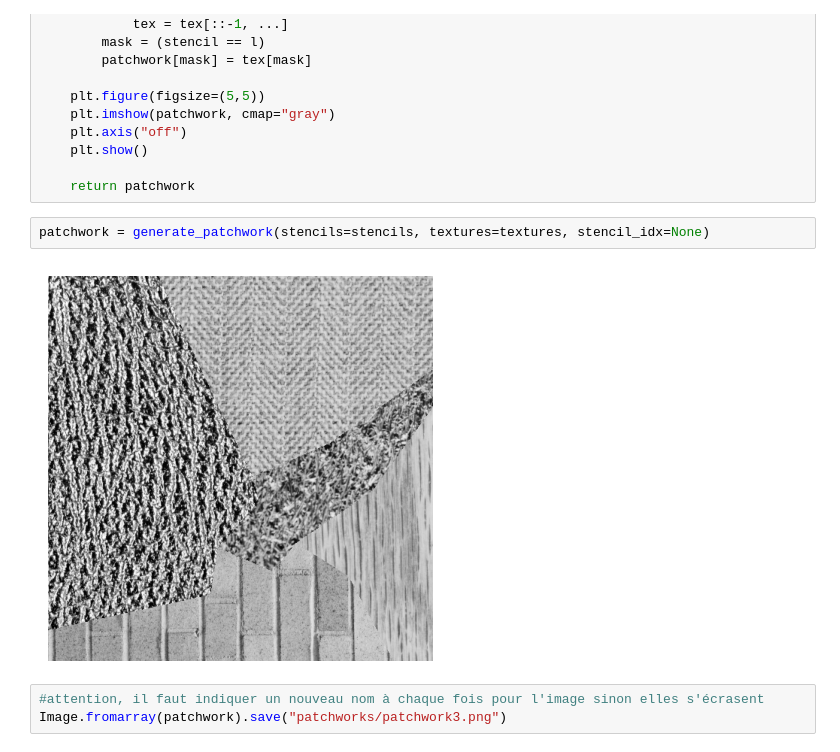
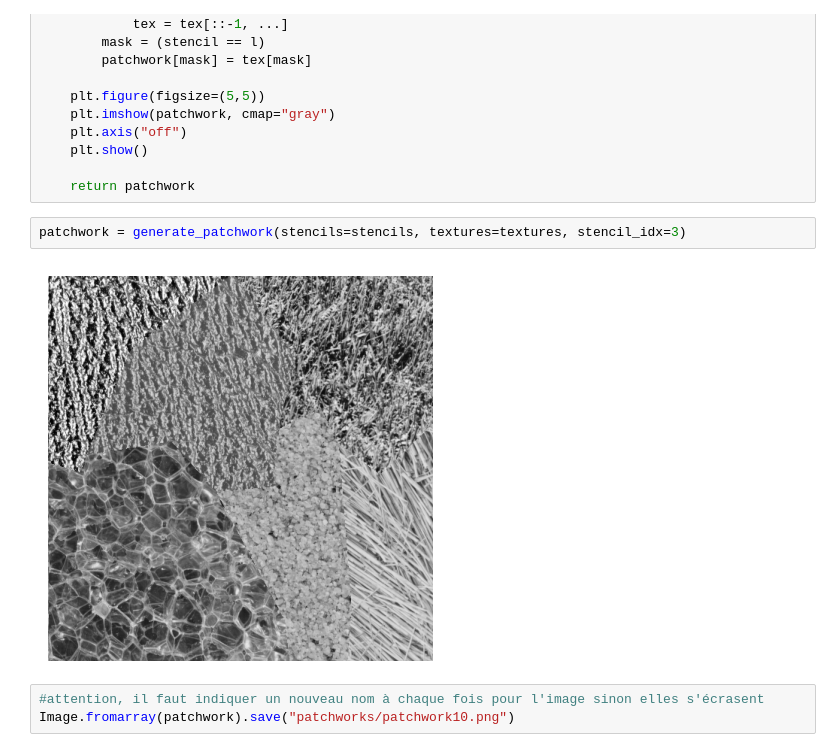
Before and after one commit to agathM/Projet_VIC, a Jupyter notebook: homemade_data_generator.ipynb, the cells around one changed output. Drawn from its saved outputs; the diff is of its cells as text.

Commit message:
proper visualisation and evaluation

```diff
--- a/homemade_data_generator.ipynb
+++ b/homemade_data_generator.ipynb
@@ -44,9 +44,9 @@ def generate_patchwork(stencils, textures, stencil_idx=None) :
 
     return patchwork
 # %%
-patchwork = generate_patchwork(stencils=stencils, textures=textures, stencil_idx=None)
+patchwork = generate_patchwork(stencils=stencils, textures=textures, stencil_idx=3)
 # %% [output]
-[figure, old version]
+[figure, new version]
 # %%
 #attention, il faut indiquer un nouveau nom à chaque fois pour l'image sinon elles s'écrasent
-Image.fromarray(patchwork).save("patchworks/patchwork3.png")
+Image.fromarray(patchwork).save("patchworks/patchwork10.png")
```
Also changed, not shown: 19 other files.
